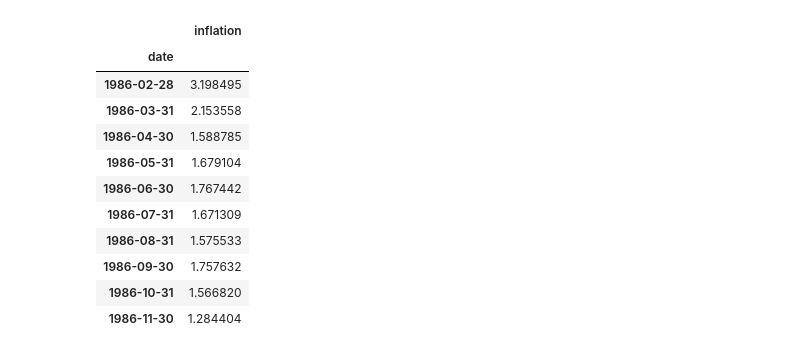
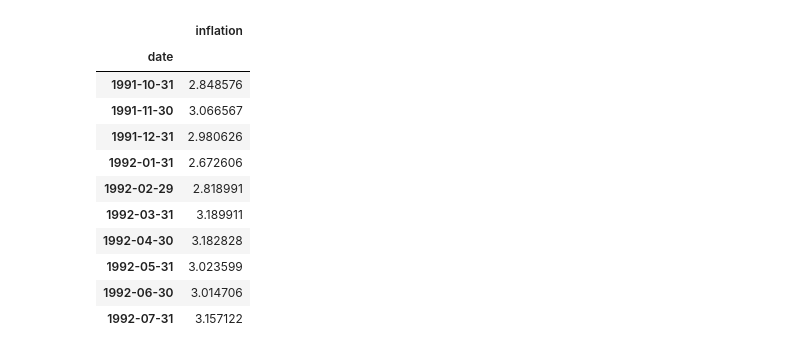
Before and after one commit to nitin-vinayak/inflationmodeling, a Jupyter notebook: inflationmodeling.ipynb, the cells around one changed output. Cells and saved outputs as stored; diff of their text form; code cells hidden in the pictures.

```diff
--- a/inflationmodeling.ipynb
+++ b/inflationmodeling.ipynb
@@ -10,27 +10,27 @@ from sklearn.metrics import mean_squared_error, mean_absolute_error
 # %%
 
 fred = Fred(api_key='321467cef92af0c44aa2aaf01257acc5')
 cpi = fred.get_series('CPIAUCSL')
 inflation = cpi.pct_change(periods = 12) * 100
 inflation.dropna(inplace = True)
 inflation_df = pd.DataFrame(inflation, columns=['inflation'])
 inflation_df = inflation_df.resample('ME').last()
 inflation_df.index.name = 'date'
-inflation_df = inflation_df[inflation_df.index >= '1986-02-28 00:00:00']
+inflation_df = inflation_df[inflation_df.index >= '1991-10-31 00:00:00']
 inflation_df.head(10)
 # %% [output]
 |  | inflation |
 | date |  |
-| 1986-02-28 | 3.198495 |
-| 1986-03-31 | 2.153558 |
-| 1986-04-30 | 1.588785 |
-| 1986-05-31 | 1.679104 |
-| 1986-06-30 | 1.767442 |
-| 1986-07-31 | 1.671309 |
-| 1986-08-31 | 1.575533 |
-| 1986-09-30 | 1.757632 |
-| 1986-10-31 | 1.566820 |
-| 1986-11-30 | 1.284404 |
+| 1991-10-31 | 2.848576 |
+| 1991-11-30 | 3.066567 |
+| 1991-12-31 | 2.980626 |
+| 1992-01-31 | 2.672606 |
+| 1992-02-29 | 2.818991 |
+| 1992-03-31 | 3.189911 |
+| 1992-04-30 | 3.182828 |
+| 1992-05-31 | 3.023599 |
+| 1992-06-30 | 3.014706 |
+| 1992-07-31 | 3.157122 |
 # %%
 oil = fred.get_series('DCOILWTICO')
 unemployment = fred.get_series('UNRATE')
```
Also changed, not shown: parts of 7 cells of this notebook, 1 other file.
